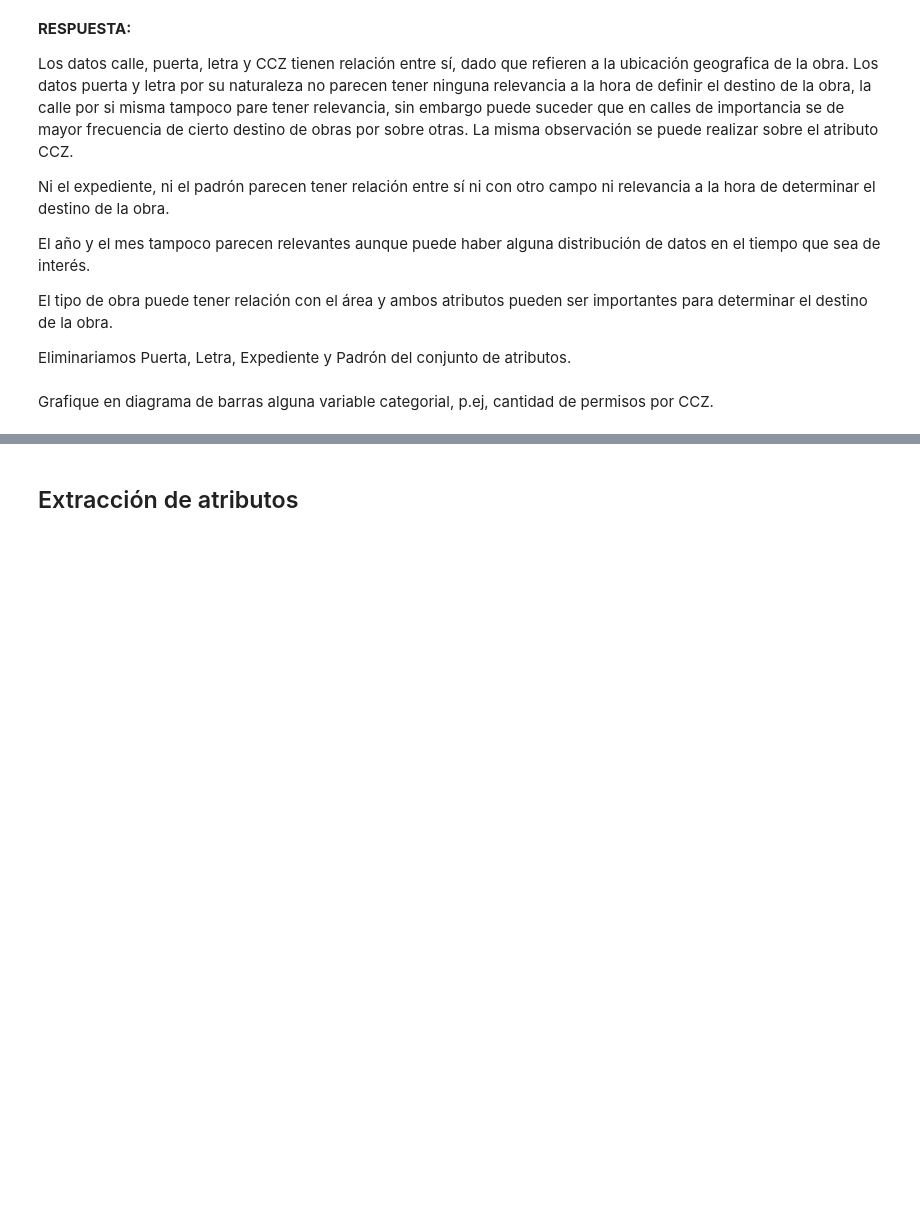
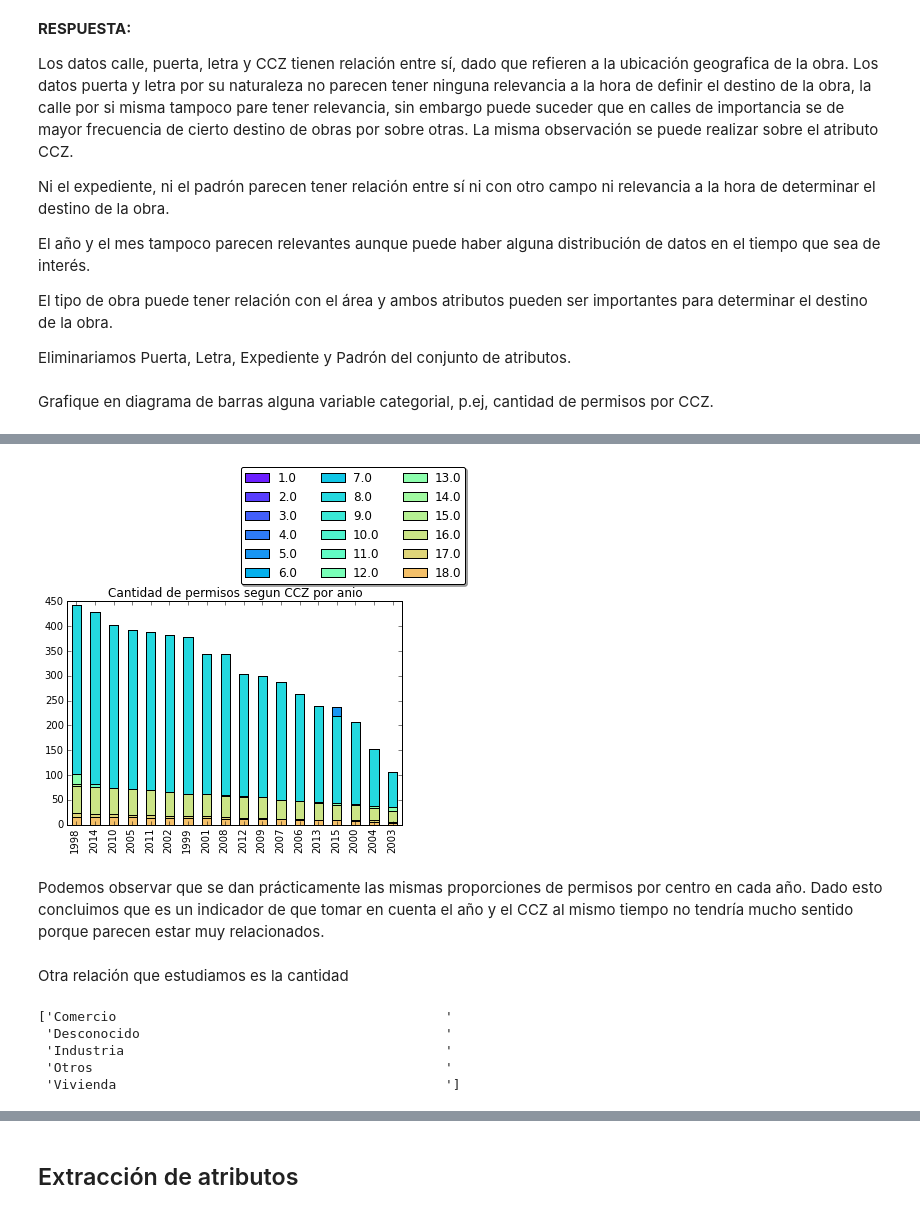
Before and after one commit to raulsperoni/aprendizaje-automatico-2015, a Jupyter notebook: Lab1_2015.ipynb, the cells around one changed output, grey strips where cells are left out. Saved outputs shown, nothing was run; the diff lists cells and outputs as text; code cells hidden in the pictures; blank space fills up the shorter version.

```diff
--- a/Lab1_2015.ipynb
+++ b/Lab1_2015.ipynb
@@ -168,0 +212,31 @@ plt.title("Cantidad de permisos por CCZ")
+# %%
+# Step 2
+from matplotlib.pyplot import cm
+ax2 = fig.add_subplot(346)
+color=cm.rainbow(np.linspace(0,1,100))
+for i in np.unique(df.CCZ.values):
+    #c=next(color))
+    df.anio[df.CCZ == i].value_counts().plot(kind='bar', color=color[i+i*3],label=i)
+ax2.set_xlim(0, len(df.anio.value_counts()))
+ax2.set_ylim(0, len(df.index))
+
+plt.legend(loc='best', bbox_to_anchor=(0.5, 1.05),
+          ncol=3, fancybox=True, shadow=True)
+plt.title("Cantidad de permisos segun CCZ por anio");
+#plt.legend(loc='best')
+#plt.legend(loc='lower right')
+plt.show()
+# %% [output]
+[figure, added]
+# %% [markdown]
+Podemos observar que se dan prácticamente las mismas proporciones de permisos por centro en cada año. Dado esto concluimos que es un indicador de que tomar en cuenta el año y el CCZ al mismo tiempo no tendría mucho sentido porque parecen estar muy relacionados.
+# %% [markdown]
+Otra relación que estudiamos es la cantidad
+# %%
+print np.unique(df.destino.values)
+# %% [output]
+['Comercio                                          '
+ 'Desconocido                                       '
+ 'Industria                                         '
+ 'Otros                                             '
+ 'Vivienda                                          ']
```
Also changed, not shown: parts of 36 cells of this notebook.
